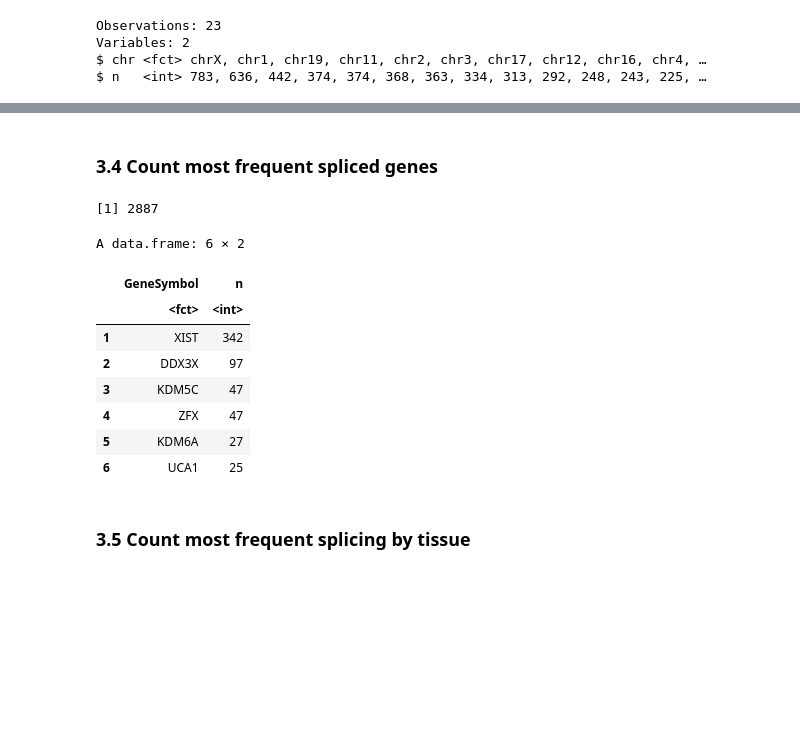
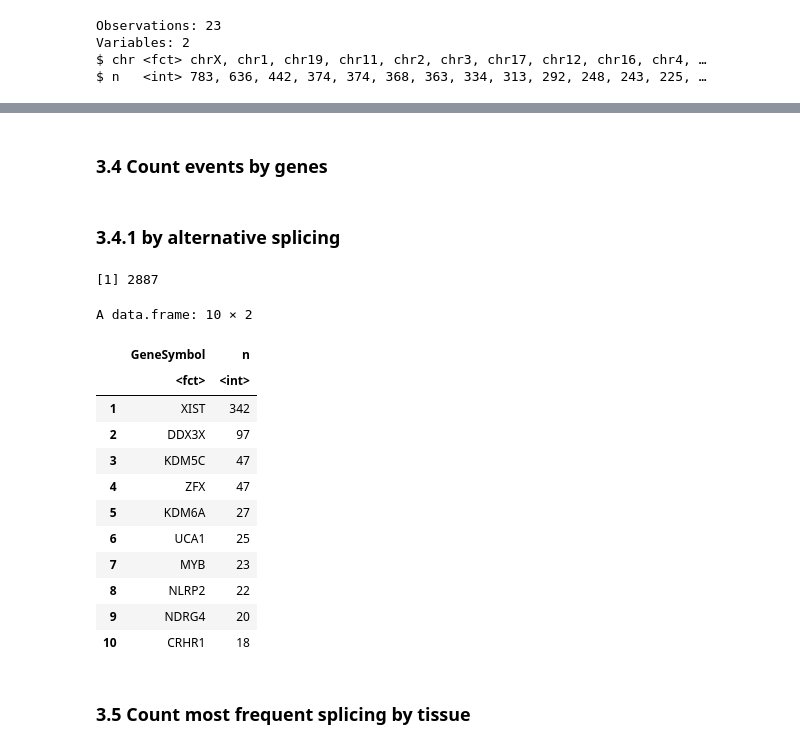
Before and after one commit to TheJacksonLaboratory/sbas, a Jupyter notebook: jupyter/countGenesAndEvents.ipynb, the cells around one changed output, grey strips where cells are left out. Drawn from its saved outputs; the diff is of its cells as text; code cells hidden in the pictures; blank space fills up the shorter version.

```diff
--- a/jupyter/countGenesAndEvents.ipynb
+++ b/jupyter/countGenesAndEvents.ipynb
@@ -441,0 +428,29 @@ A data.frame: 2 × 15
+# %%
+results_dir         <- "../data/"
+significant_pattern <- "^se_*AS_model_B_sex_as_events_refined.csv"
+files   <- list.files(path =results_dir, pattern = glob2rx(significant_pattern))
+geneids <- data.frame()
+i = 1
+files[i]
+pattern="_AS_model_B_sex_as_events_refined.csv"
+for (i in 1:length(files)) {
+    lines  <- read.table(file=paste0(results_dir, files[i]),
+                                     header = TRUE, sep = ",", quote = "\"'", skipNul = FALSE)
+
+    if (dim(lines)[1] > 0) {
+           event     <- as.vector(as.character(rownames(lines)))
+           tissue1   <- gsub(pattern,"", files[i], fixed = TRUE)
+           event_idx <- substring(event, regexpr("[0-9]+$", event))
+           res       <- data.frame()
+           tissue2 <- substring(tissue1,4)
+           idx <- match(event_idx, se_annot$ID)
+           res <- data.frame(geneIDs      <- event,
+                             ID           <- event_idx,
+                             GeneSymbol   <- se_annot$geneSymbol[idx],
+                             GeneID       <- se_annot$GeneID[idx],
+                             chr          <- se_annot$chr[idx])
+           outfilename <- paste0(paste0("../data/se_",tissue2),"_geneids.tsv")
+           write.table(res, outfilename, quote=FALSE, sep="\t")
+
+     }
+}
@@ -755,26 +763,32 @@ $ n   <int> 783, 636, 442, 374, 374, 368, 363, 334, 313, 292, 248, 243, 225, …
 # %% [markdown]
-### 3.4 Count most frequent spliced genes
+### 3.4 Count events by genes
+# %% [markdown]
+### 3.4.1 by alternative splicing
 # %%
 total_as_by_geneSymbol <- gene_as %>%
                           group_by(GeneSymbol) %>%
                           count(GeneSymbol)    %>%
                           arrange(desc(n))     %>%
                           as.data.frame()
 total_as_by_geneSymbol$GeneSymbol <- factor(total_as_by_geneSymbol$GeneSymbol,
                                             levels = total_as_by_geneSymbol$GeneSymbol)
 length(total_as_by_geneSymbol$GeneSymbol)
-head(total_as_by_geneSymbol)
+head(total_as_by_geneSymbol,10)
 write.table(total_as_by_geneSymbol, file = "../data/Total_AS_by_geneSymbol.tsv", sep = "\t", quote=FALSE, row.names = F)
 # %% [output]
 [1] 2887
-A data.frame: 6 × 2
+A data.frame: 10 × 2
 |  | GeneSymbol | n |
 |  | <fct> | <int> |
 | 1 | XIST | 342 |
 | 2 | DDX3X | 97 |
 | 3 | KDM5C | 47 |
 | 4 | ZFX | 47 |
 | 5 | KDM6A | 27 |
 | 6 | UCA1 | 25 |
+| 7 | MYB | 23 |
+| 8 | NLRP2 | 22 |
+| 9 | NDRG4 | 20 |
+| 10 | CRHR1 | 18 |
 # %% [markdown]
 ### 3.5 Count most frequent splicing by tissue
```
Also changed, not shown: parts of 33 cells of this notebook, 6 other files.
